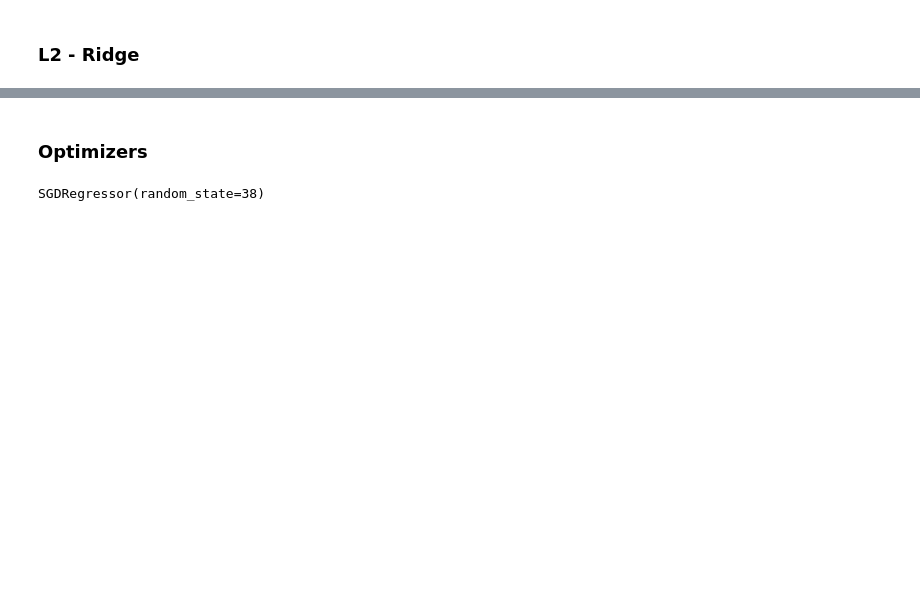
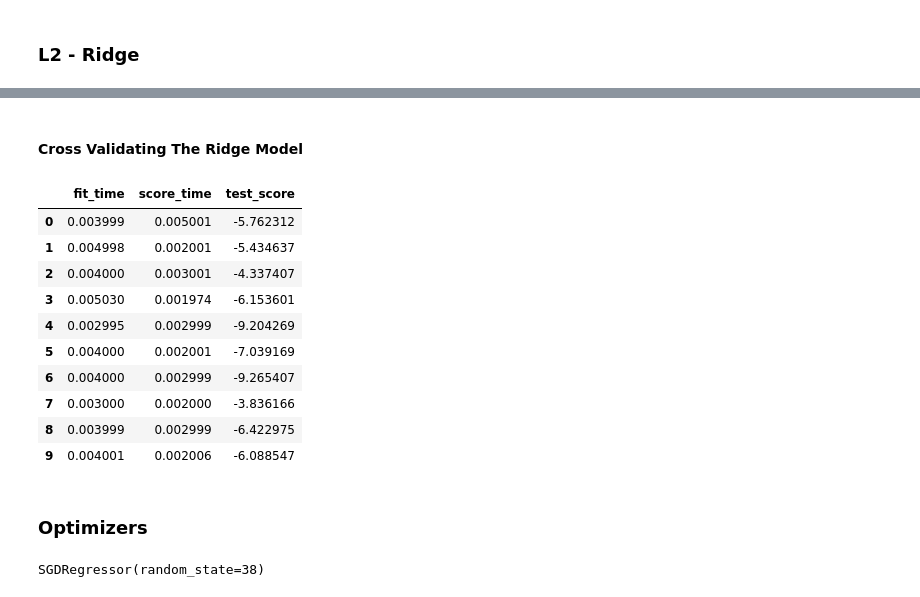
Before and after one commit to elioc1341/customer_purchasing_behaviour, a Jupyter notebook: experiments/LR/01.Linear_Regression_new.ipynb, the cells around one changed output, grey strips where cells are left out. Saved outputs shown, nothing was run; the diff lists cells and outputs as text; code cells hidden in the pictures; blank space fills up the shorter version.

```diff
--- a/experiments/LR/01.Linear_Regression_new.ipynb
+++ b/experiments/LR/01.Linear_Regression_new.ipynb
@@ -209,3 +262,29 @@ R² Score: 0.9999999574221855
+# %% [markdown]
+#### Cross Validating The Ridge Model ####
+# %%
+Ridge_model_CV = cross_validate(
+    estimator=Ridge_Model,
+    cv=10,
+    X= X_train,
+    y= y_train,
+    scoring="neg_root_mean_squared_error"
+)
+
+Ridge_model_CV_df = pd.DataFrame(Ridge_model_CV)
+
+Ridge_model_CV_df
+# %% [output]
+|  | fit_time | score_time | test_score |
+| 0 | 0.003999 | 0.005001 | -5.762312 |
+| 1 | 0.004998 | 0.002001 | -5.434637 |
+| 2 | 0.004000 | 0.003001 | -4.337407 |
+| 3 | 0.005030 | 0.001974 | -6.153601 |
+| 4 | 0.002995 | 0.002999 | -9.204269 |
+| 5 | 0.004000 | 0.002001 | -7.039169 |
+| 6 | 0.004000 | 0.002999 | -9.265407 |
+| 7 | 0.003000 | 0.002000 | -3.836166 |
+| 8 | 0.003999 | 0.002999 | -6.422975 |
+| 9 | 0.004001 | 0.002006 | -6.088547 |
 # %% [markdown]
 ### Optimizers
 # %%
```
Also changed, not shown: parts of 15 cells of this notebook.
